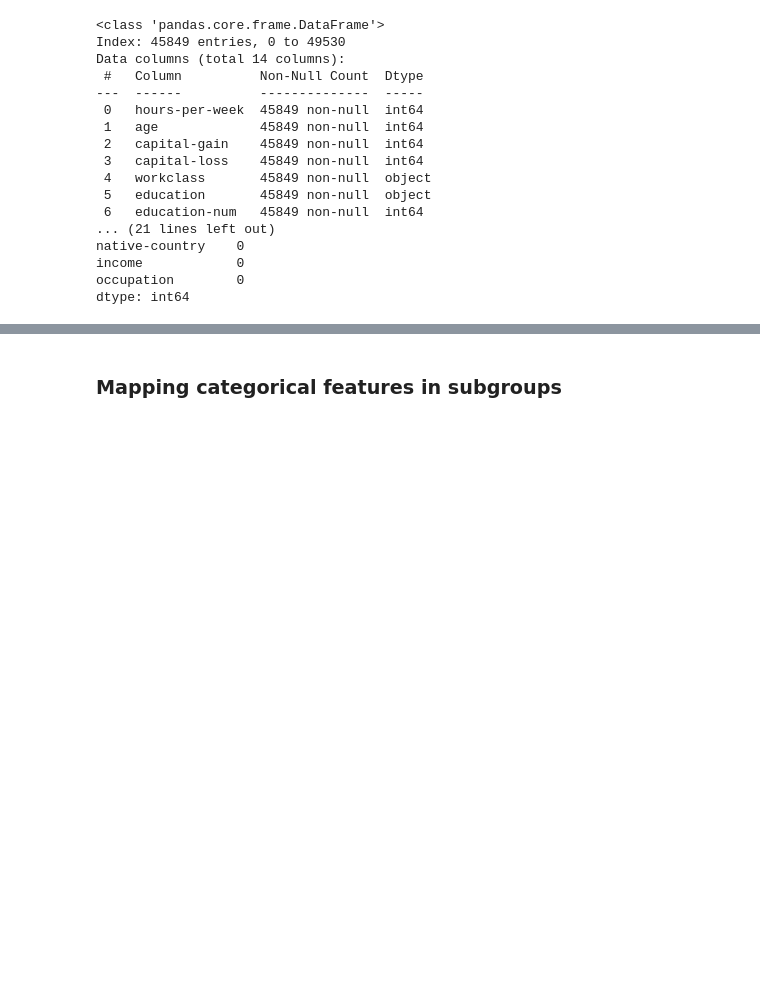
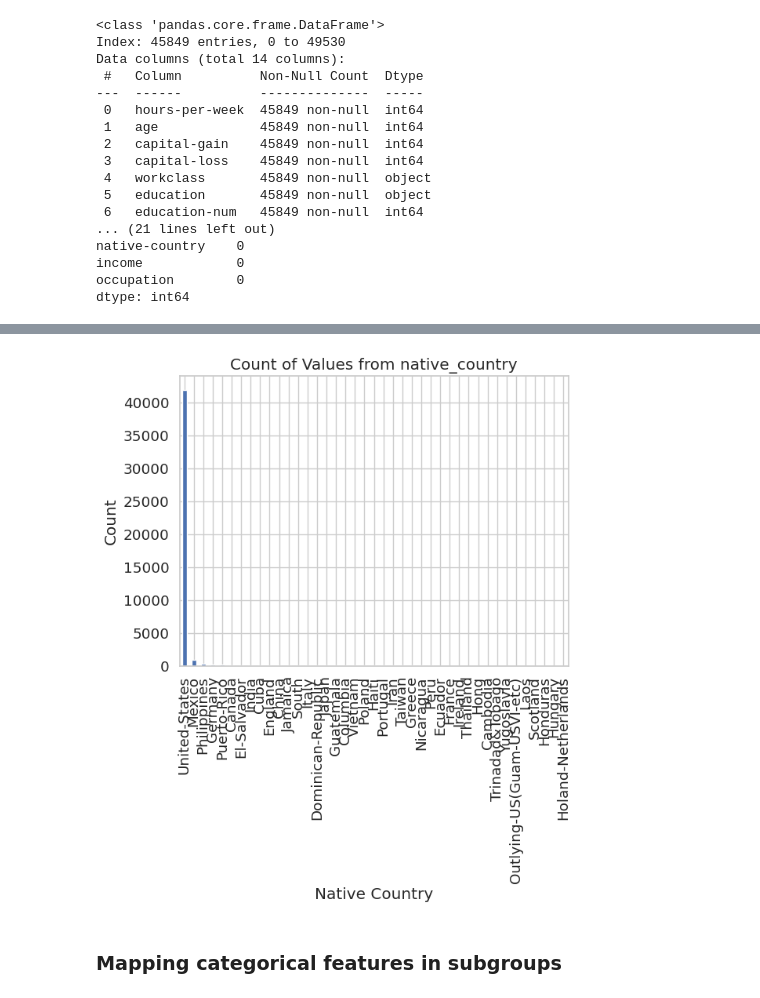
Before and after one commit to Jagoda222/HCML_2, a Jupyter notebook: Jagoda.ipynb, the cells around one changed output, grey strips where cells are left out. Cells and saved outputs as stored; diff of their text form; code cells hidden in the pictures; blank space fills up the shorter version.

```diff
--- a/Jagoda.ipynb
+++ b/Jagoda.ipynb
@@ -101,3 +114,15 @@ dtype: int64
+# %%
+import pandas as pd
+import matplotlib.pyplot as plt
+
+# Example: assuming df is your DataFrame
+df['native-country'].value_counts().plot(kind='bar')
+plt.xlabel('Native Country')
+plt.ylabel('Count')
+plt.title('Count of Values from native_country')
+plt.show()
+# %% [output]
+[figure, added]
 # %% [markdown]
 ### Mapping categorical features in subgroups
 # %%
```
Also changed, not shown: parts of 25 cells of this notebook.
